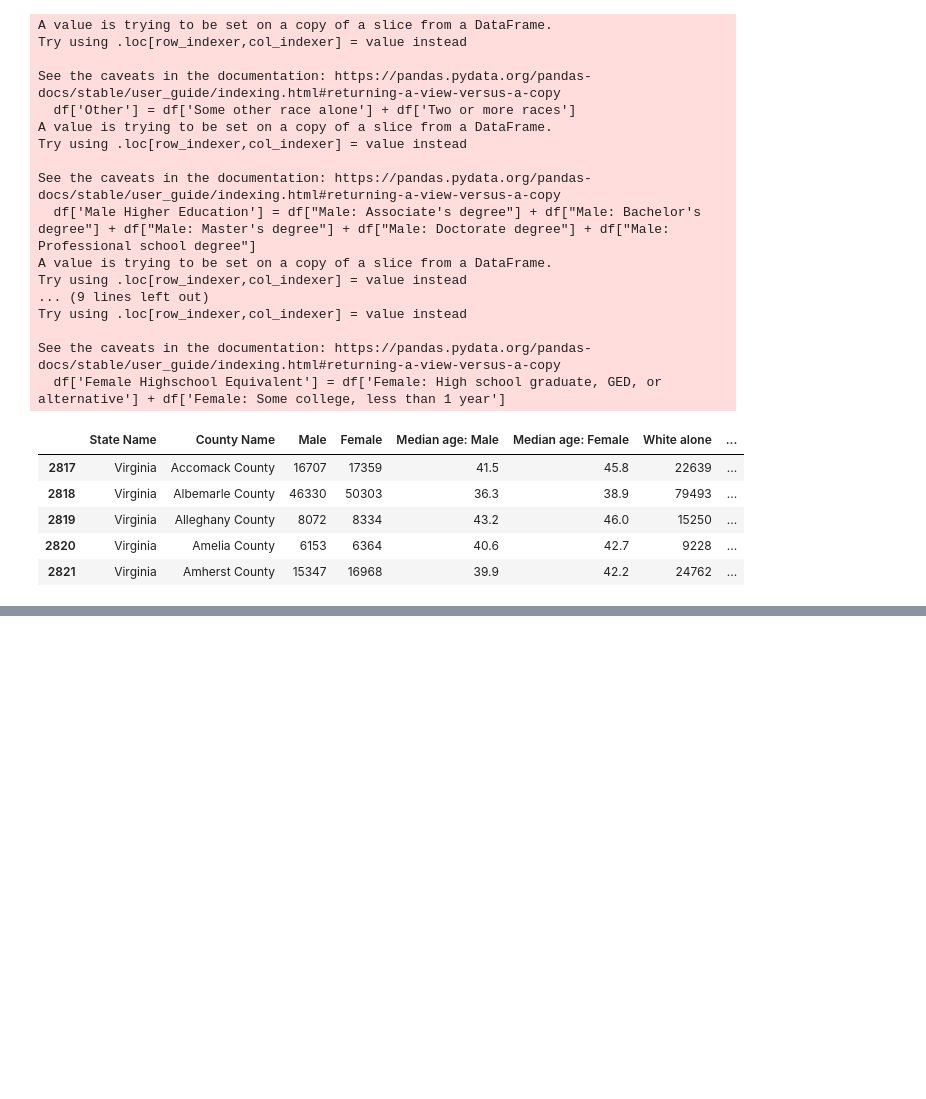
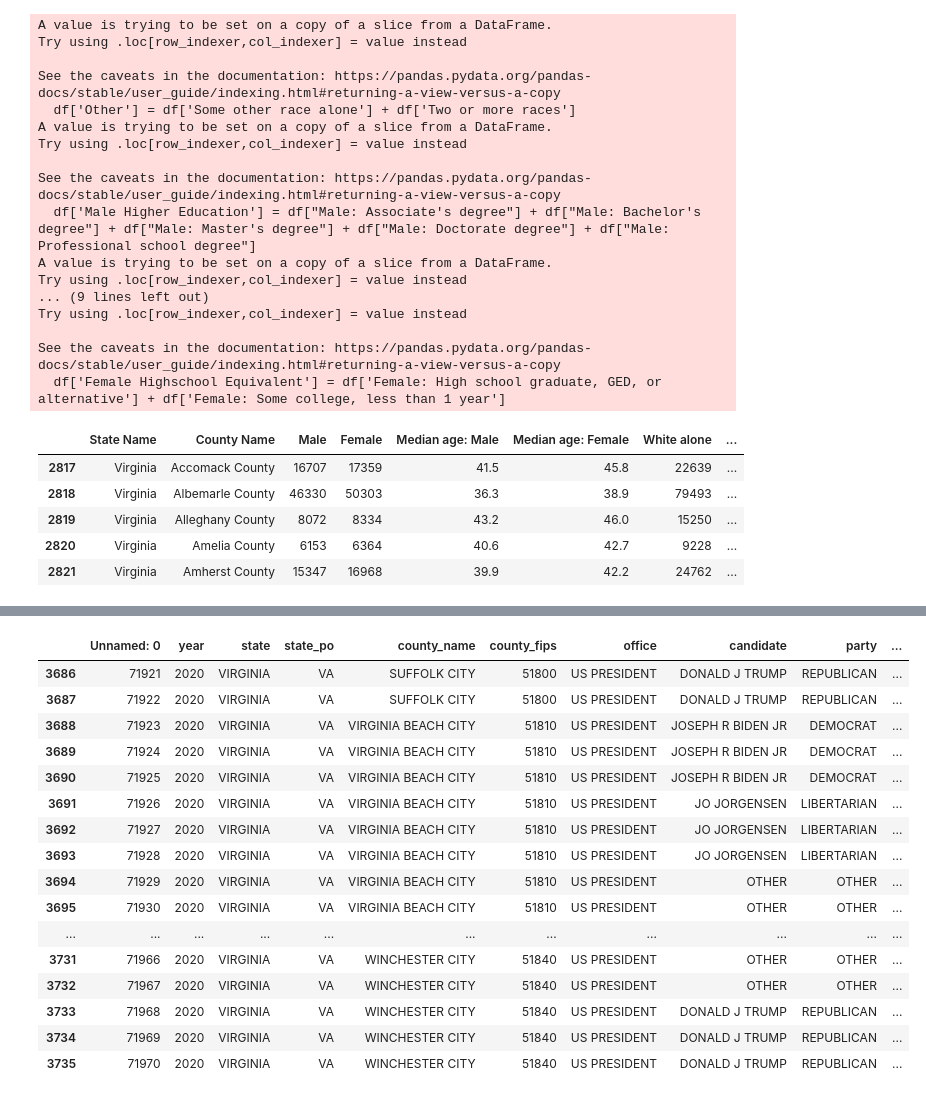
Before and after one commit to kirsten-fung/project_voting, a Jupyter notebook: voting_cleaning2.ipynb, the cells around one changed output, grey strips where cells are left out. Saved outputs shown, nothing was run; the diff lists cells and outputs as text; code cells hidden in the pictures; blank space fills up the shorter version.

```diff
--- a/voting_cleaning2.ipynb
+++ b/voting_cleaning2.ipynb
@@ -84,3 +85,22 @@ X_country.corr()
 | Male Highschool Equivalent | 0.929523 | 0.931568 | -0.278897 | -0.284612 | 0.917688 | 0.861213 | ... |
 | Female Highschool Equivalent | 0.954476 | 0.958326 | -0.272990 | -0.283122 | 0.946670 | 0.842134 | ... |
 | Median household income in the pa... | 0.444397 | 0.441165 | -0.109875 | -0.212155 | 0.464507 | 0.229897 | ... |
+# %%
+def get_majority_party(df):
+    result = []
+    for year in df['year'].unique():
+        for county in df[df['year'] == year]['county_name'].unique():
+            max_votes = 0
+            majority_party = ''
+            for party in ['DEMOCRAT', 'REPUBLICAN', 'GREEN', 'OTHER']:
+                votes = df[(df['year'] == year) & (df['county_name'] == county) & (df['party'] == party)]['candidatevotes'].sum()
+                if votes > max_votes:
+                    max_votes = votes
+                    majority_party = party
+            result.extend([majority_party] * len(df[(df['year'] == year) & (df['county_name'] == county)]))
+    return result
+
+# Add majority party to DataFrame
+va['majority'] = get_majority_party(va)
+
+print(va)
@@ -86,0 +125,20 @@ X_country.corr()
+# %%
+va.tail(50)
+# %% [output]
+|  | Unnamed: 0 | year | state | state_po | county_name | county_fips | office | candidate | party | ... |
+| 3686 | 71921 | 2020 | VIRGINIA | VA | SUFFOLK CITY | 51800 | US PRESIDENT | DONALD J TRUMP | REPUBLICAN | ... |
+| 3687 | 71922 | 2020 | VIRGINIA | VA | SUFFOLK CITY | 51800 | US PRESIDENT | DONALD J TRUMP | REPUBLICAN | ... |
+| 3688 | 71923 | 2020 | VIRGINIA | VA | VIRGINIA BEACH CITY | 51810 | US PRESIDENT | JOSEPH R BIDEN JR | DEMOCRAT | ... |
+| 3689 | 71924 | 2020 | VIRGINIA | VA | VIRGINIA BEACH CITY | 51810 | US PRESIDENT | JOSEPH R BIDEN JR | DEMOCRAT | ... |
+| 3690 | 71925 | 2020 | VIRGINIA | VA | VIRGINIA BEACH CITY | 51810 | US PRESIDENT | JOSEPH R BIDEN JR | DEMOCRAT | ... |
+| 3691 | 71926 | 2020 | VIRGINIA | VA | VIRGINIA BEACH CITY | 51810 | US PRESIDENT | JO JORGENSEN | LIBERTARIAN | ... |
+| 3692 | 71927 | 2020 | VIRGINIA | VA | VIRGINIA BEACH CITY | 51810 | US PRESIDENT | JO JORGENSEN | LIBERTARIAN | ... |
+| 3693 | 71928 | 2020 | VIRGINIA | VA | VIRGINIA BEACH CITY | 51810 | US PRESIDENT | JO JORGENSEN | LIBERTARIAN | ... |
+| 3694 | 71929 | 2020 | VIRGINIA | VA | VIRGINIA BEACH CITY | 51810 | US PRESIDENT | OTHER | OTHER | ... |
+| 3695 | 71930 | 2020 | VIRGINIA | VA | VIRGINIA BEACH CITY | 51810 | US PRESIDENT | OTHER | OTHER | ... |
+| ... | ... | ... | ... | ... | ... | ... | ... | ... | ... | ... |
+| 3731 | 71966 | 2020 | VIRGINIA | VA | WINCHESTER CITY | 51840 | US PRESIDENT | OTHER | OTHER | ... |
+| 3732 | 71967 | 2020 | VIRGINIA | VA | WINCHESTER CITY | 51840 | US PRESIDENT | OTHER | OTHER | ... |
+| 3733 | 71968 | 2020 | VIRGINIA | VA | WINCHESTER CITY | 51840 | US PRESIDENT | DONALD J TRUMP | REPUBLICAN | ... |
+| 3734 | 71969 | 2020 | VIRGINIA | VA | WINCHESTER CITY | 51840 | US PRESIDENT | DONALD J TRUMP | REPUBLICAN | ... |
+| 3735 | 71970 | 2020 | VIRGINIA | VA | WINCHESTER CITY | 51840 | US PRESIDENT | DONALD J TRUMP | REPUBLICAN | ... |
```
Also changed, not shown: parts of 8 cells of this notebook.
